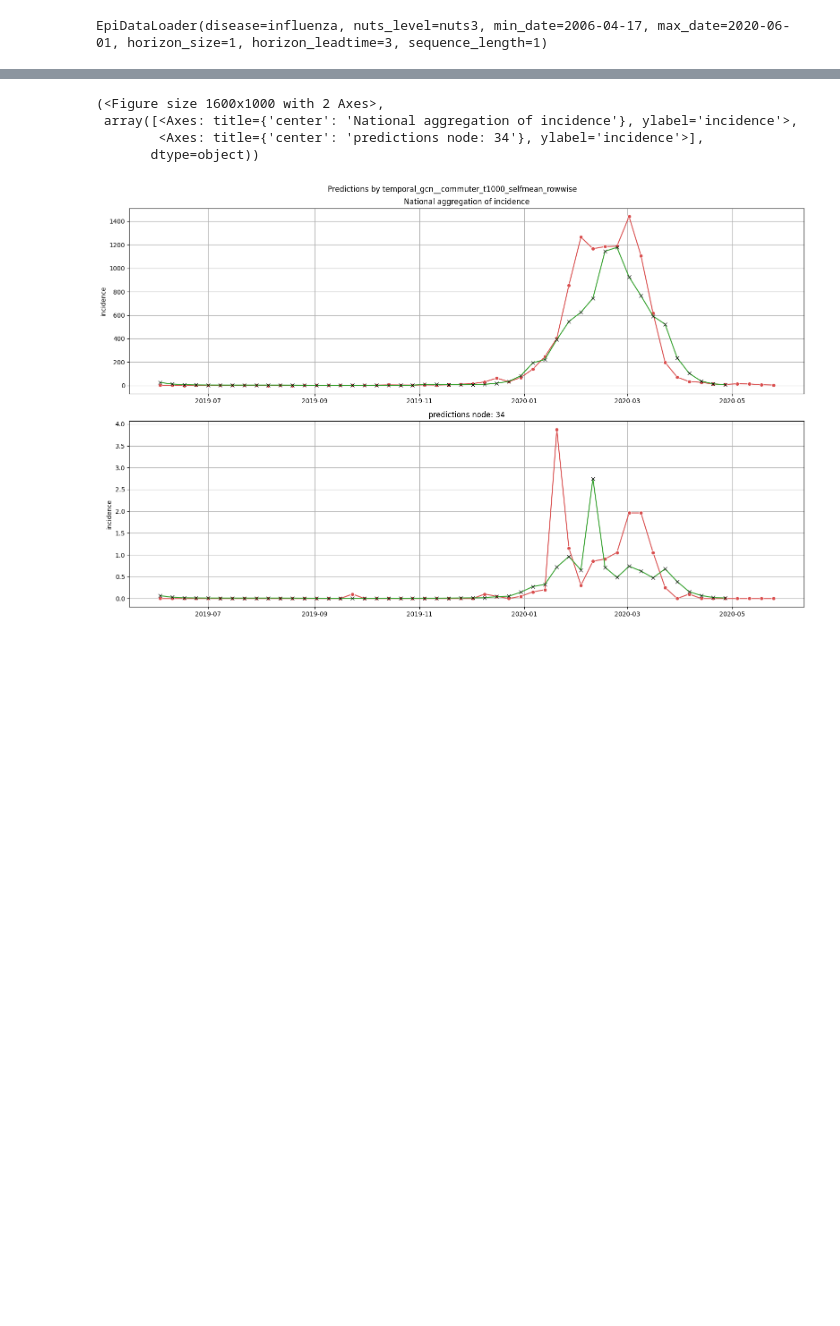
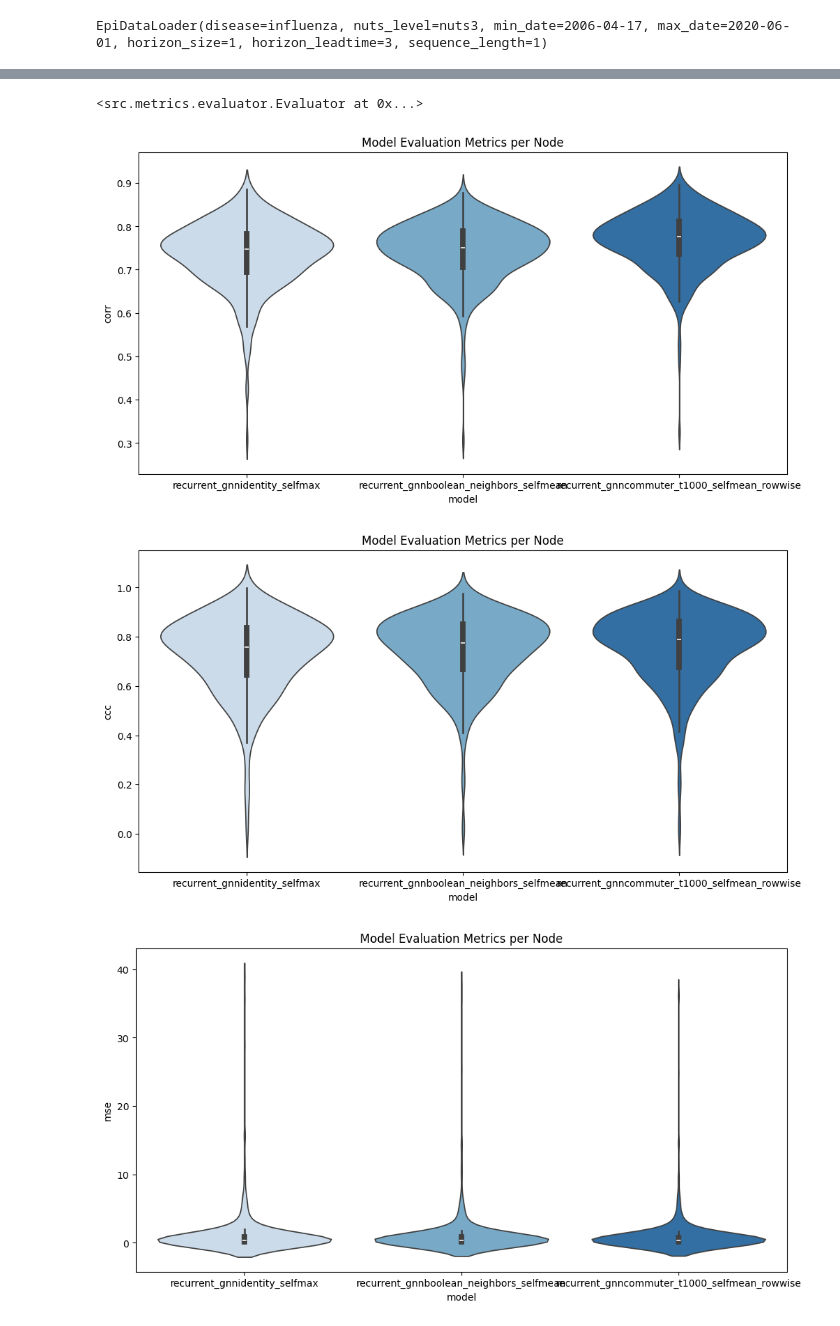
Before and after one commit to stends2001/infectious_disease_gnn, a Jupyter notebook: src/notebooks/_env2.ipynb, the cells around one changed output, grey strips where cells are left out. Drawn from its saved outputs; the diff is of its cells as text; code cells hidden in the pictures; blank space fills up the shorter version.

Commit message:
update models module

```diff
--- a/src/notebooks/_env2.ipynb
+++ b/src/notebooks/_env2.ipynb
@@ -1497,9 +1284,12 @@ Epoch 20 train loss: 0.5508, val loss: 0.6122 ✓ (new best)
 # %%
-ml.show_forecasts('test',34)
+evaluation = Evaluator(list(models.values()))
+evaluation.add_evaluation()
+evaluation.plot_metric('corr')
+evaluation.plot_metric('ccc')
+evaluation.plot_metric('mse')
 # %% [output]
-(<Figure size 1600x1000 with 2 Axes>,
- array([<Axes: title={'center': 'National aggregation of incidence'}, ylabel='incidence'>,
-        <Axes: title={'center': 'predictions node: 34'}, ylabel='incidence'>],
-       dtype=object))
+<src.metrics.evaluator.Evaluator at 0x...>
-[figure, old version]
+[figure, new version]
+[figure, added]
+[figure, added]
 # %%
```
Also changed, not shown: parts of 4 cells of this notebook, 22 other files.
